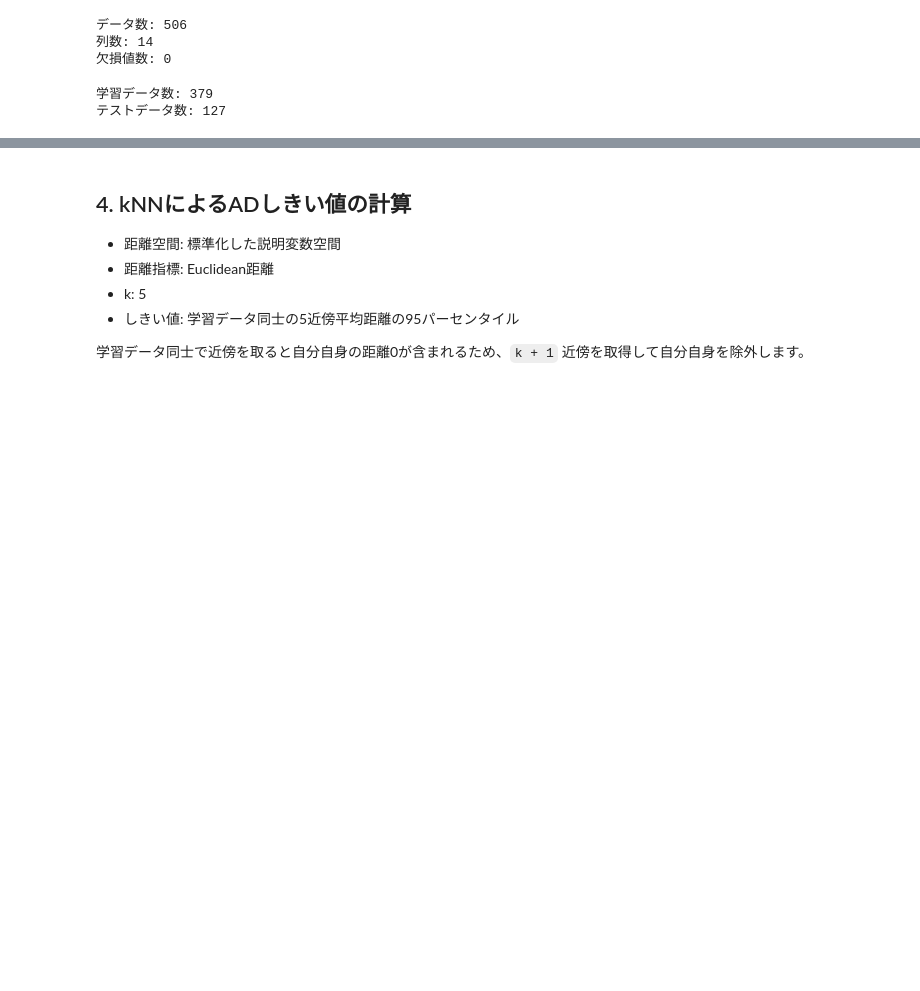
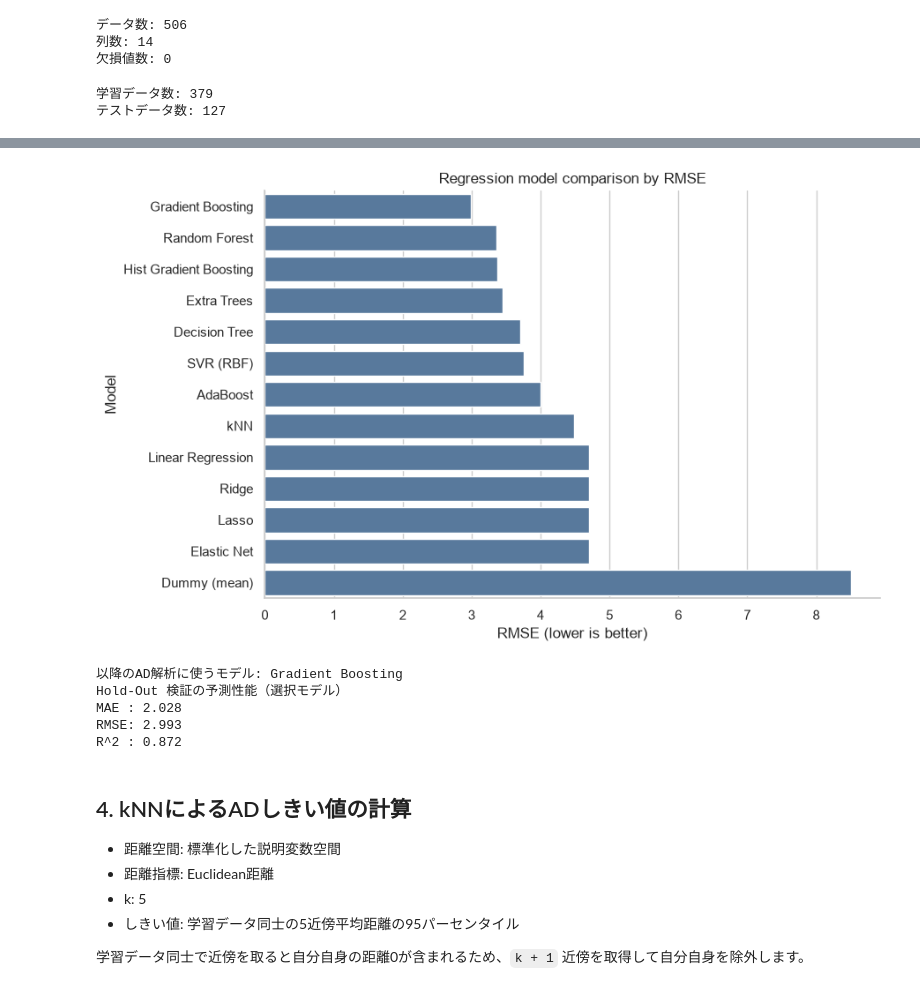
Before and after one commit to fukumoto-riku/python_seminar, a Jupyter notebook: 第7回/lesson_7/applicability_domain_boston.ipynb, the cells around one changed output, grey strips where cells are left out. Cells and saved outputs as stored; diff of their text form; code cells hidden in the pictures; blank space fills up the shorter version.

```diff
--- a/第7回/lesson_7/applicability_domain_boston.ipynb
+++ b/第7回/lesson_7/applicability_domain_boston.ipynb
@@ -74,21 +86,75 @@ scaler = StandardScaler()
 X_train_scaled = scaler.fit_transform(X_train)
 X_test_scaled = scaler.transform(X_test)
 
-model = RandomForestRegressor(
-    n_estimators=500,
-    min_samples_leaf=2,
-    random_state=RANDOM_STATE,
-    n_jobs=-1,
+models = {
+    "Dummy (mean)": DummyRegressor(strategy="mean"),
+    "Linear Regression": LinearRegression(),
+    "Ridge": Ridge(alpha=1.0),
+    "Lasso": Lasso(alpha=0.01, max_iter=10000, random_state=RANDOM_STATE),
+    "Elastic Net": ElasticNet(alpha=0.01, l1_ratio=0.5, max_iter=10000, random_state=RANDOM_STATE),
+    "kNN": KNeighborsRegressor(n_neighbors=5),
+    "SVR (RBF)": SVR(kernel="rbf", C=10, epsilon=0.1),
+    "Decision Tree": DecisionTreeRegressor(min_samples_leaf=2, random_state=RANDOM_STATE),
+    "Random Forest": RandomForestRegressor(
+        n_estimators=500,
+        min_samples_leaf=2,
+        random_state=RANDOM_STATE,
+        n_jobs=-1,
+    ),
+    "Extra Trees": ExtraTreesRegressor(
+        n_estimators=500,
+        min_samples_leaf=2,
+        random_state=RANDOM_STATE,
+        n_jobs=-1,
+    ),
+    "Gradient Boosting": GradientBoostingRegressor(random_state=RANDOM_STATE),
+    "Hist Gradient Boosting": HistGradientBoostingRegressor(random_state=RANDOM_STATE),
+    "AdaBoost": AdaBoostRegressor(random_state=RANDOM_STATE),
+}
+
+model_predictions = {}
+model_score_rows = []
+
+for model_name, candidate_model in models.items():
+    candidate_model.fit(X_train_scaled, y_train)
+    candidate_pred = candidate_model.predict(X_test_scaled)
+    model_predictions[model_name] = candidate_pred
+
+    model_score_rows.append(
+        {
+            "model": model_name,
+            "MAE": mean_absolute_error(y_test, candidate_pred),
+            "RMSE": np.sqrt(mean_squared_error(y_test, candidate_pred)),
+            "R2": r2_score(y_test, candidate_pred),
+        }
+    )
+
+model_scores = (
+    pd.DataFrame(model_score_rows)
+    .sort_values("RMSE", ascending=True)
+    .reset_index(drop=True)
 )
-model.fit(X_train_scaled, y_train)
 
-y_pred = model.predict(X_test_scaled)
+print("Hold-Out 検証のモデル比較")
+display(model_scores.round({"MAE": 3, "RMSE": 3, "R2": 3}))
+
+fig, ax = plt.subplots(figsize=(9, 6))
+sns.barplot(data=model_scores, x="RMSE", y="model", color="#4C78A8", ax=ax)
+ax.set_title("Regression model comparison by RMSE")
+ax.set_xlabel("RMSE (lower is better)")
+ax.set_ylabel("Model")
+plt.show()
+
+selected_model_name = model_scores.loc[0, "model"]
+model = models[selected_model_name]
+y_pred = model_predictions[selected_model_name]
 
 mae = mean_absolute_error(y_test, y_pred)
 rmse = np.sqrt(mean_squared_error(y_test, y_pred))
 r2 = r2_score(y_test, y_pred)
 
-print("Hold-Out 検証の予測性能")
+print(f"以降のAD解析に使うモデル: {selected_model_name}")
+print("Hold-Out 検証の予測性能（選択モデル）")
 print(f"MAE : {mae:.3f}")
 print(f"RMSE: {rmse:.3f}")
 print(f"R^2 : {r2:.3f}")
@@ -100,3 +177,9 @@ R^2 : 0.839
+[figure, added]
+以降のAD解析に使うモデル: Gradient Boosting
+Hold-Out 検証の予測性能（選択モデル）
+MAE : 2.028
+RMSE: 2.993
+R^2 : 0.872
 # %% [markdown]
 ## 4. kNNによるADしきい値の計算
 
```
Also changed, not shown: parts of 9 cells of this notebook.
